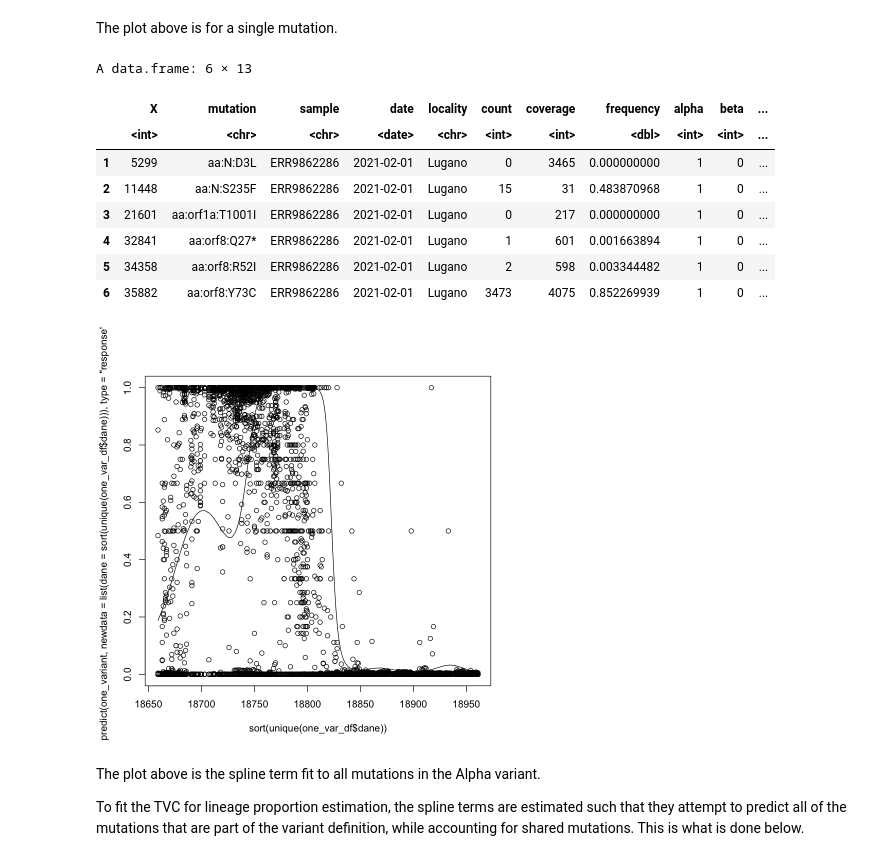
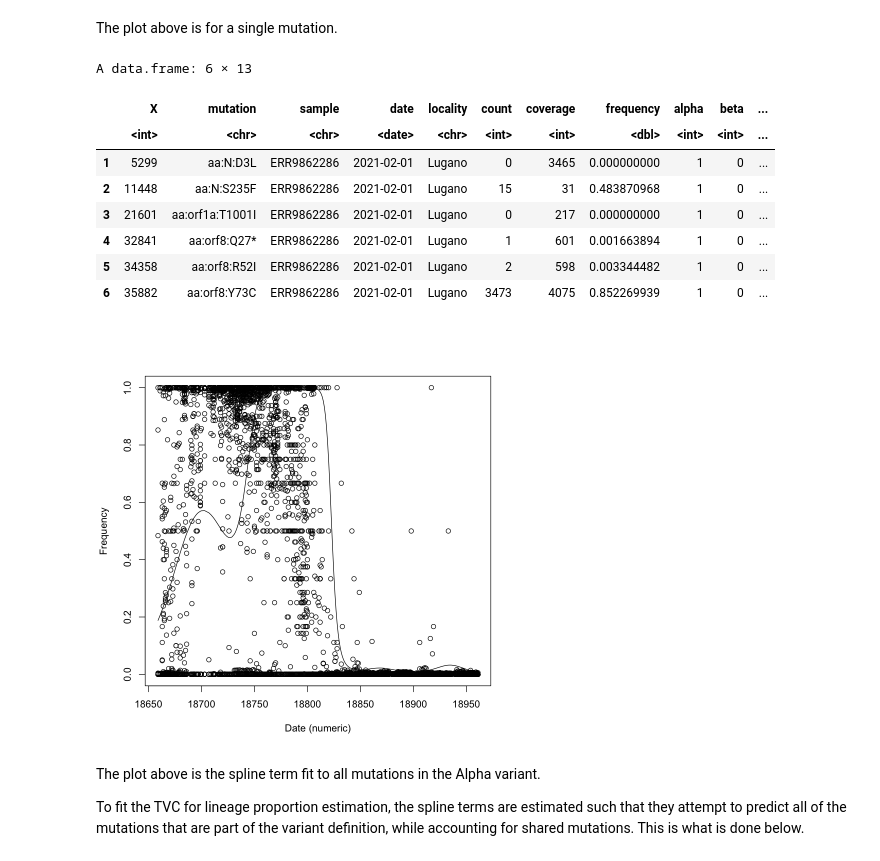
Before and after one commit to DASL-Lab/lineage-proportion-estimators, a Jupyter notebook: notebooks/varying-coefficient-model.ipynb, the cells around one changed output. Saved outputs shown, nothing was run; the diff lists cells and outputs as text; code cells hidden in the pictures.

```diff
--- a/notebooks/varying-coefficient-model.ipynb
+++ b/notebooks/varying-coefficient-model.ipynb
@@ -177,29 +178,30 @@ The plot above is for a single mutation.
 # %%
 one_var_df <- j2[j2$alpha == 1, ]
 one_var_df <- arrange(one_var_df, dane)
 head(one_var_df)
 
 one_variant <- gam(
     formula = cbind(count, coverage - count) ~ -1 + s(dane),
     data = one_var_df,
     family = binomial(link = logit)
 )
 
 plot(x = sort(unique(one_var_df$dane)),
     y = predict(one_variant, newdata = list(dane = sort(unique(one_var_df$dane))), type = "response"),
-    type = "l", ylim = c(0, 1))
+    type = "l", ylim = c(0, 1),
+    xlab = "Date (numeric)", ylab = "Frequency")
 points(frequency ~ dane, data = one_var_df)
 # %% [output]
 A data.frame: 6 × 13
 |  | X | mutation | sample | date | locality | count | coverage | frequency | alpha | beta | ... |
 |  | <int> | <chr> | <chr> | <date> | <chr> | <int> | <int> | <dbl> | <int> | <int> | ... |
 | 1 | 5299 | aa:N:D3L | ERR9862286 | 2021-02-01 | Lugano | 0 | 3465 | 0.000000000 | 1 | 0 | ... |
 | 2 | 11448 | aa:N:S235F | ERR9862286 | 2021-02-01 | Lugano | 15 | 31 | 0.483870968 | 1 | 0 | ... |
 | 3 | 21601 | aa:orf1a:T1001I | ERR9862286 | 2021-02-01 | Lugano | 0 | 217 | 0.000000000 | 1 | 0 | ... |
 | 4 | 32841 | aa:orf8:Q27* | ERR9862286 | 2021-02-01 | Lugano | 1 | 601 | 0.001663894 | 1 | 0 | ... |
 | 5 | 34358 | aa:orf8:R52I | ERR9862286 | 2021-02-01 | Lugano | 2 | 598 | 0.003344482 | 1 | 0 | ... |
 | 6 | 35882 | aa:orf8:Y73C | ERR9862286 | 2021-02-01 | Lugano | 3473 | 4075 | 0.852269939 | 1 | 0 | ... |
-[figure, old version]
+[figure, new version]
 # %% [markdown]
 The plot above is the spline term fit to all mutations in the Alpha variant.
 
```
Also changed, not shown: parts of 2 cells of this notebook.
